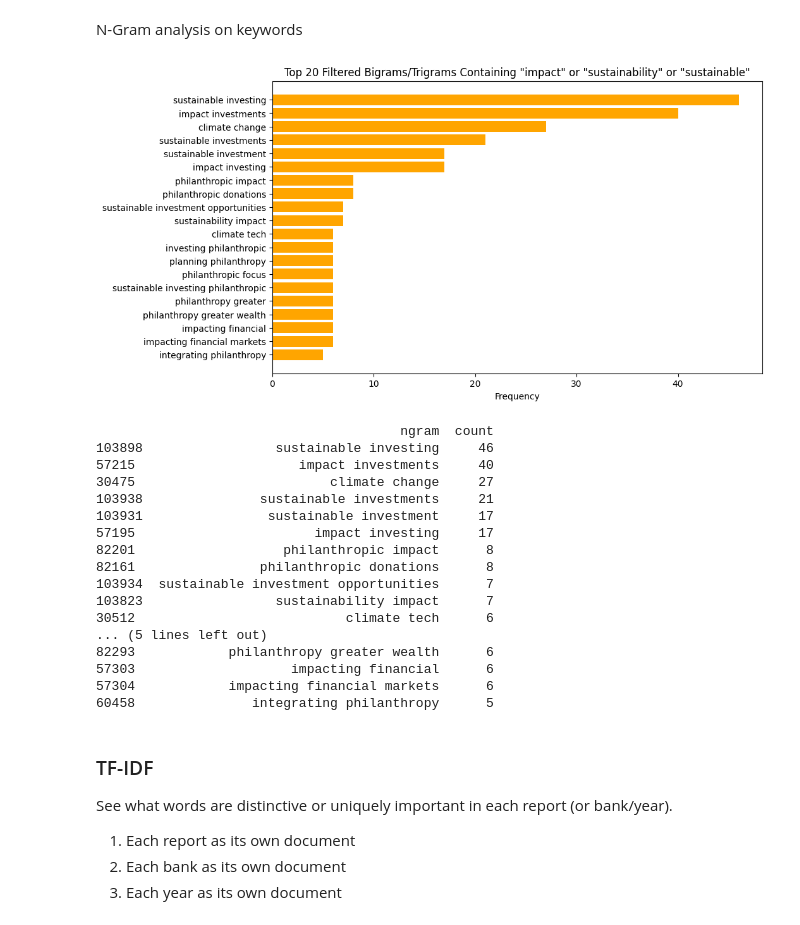
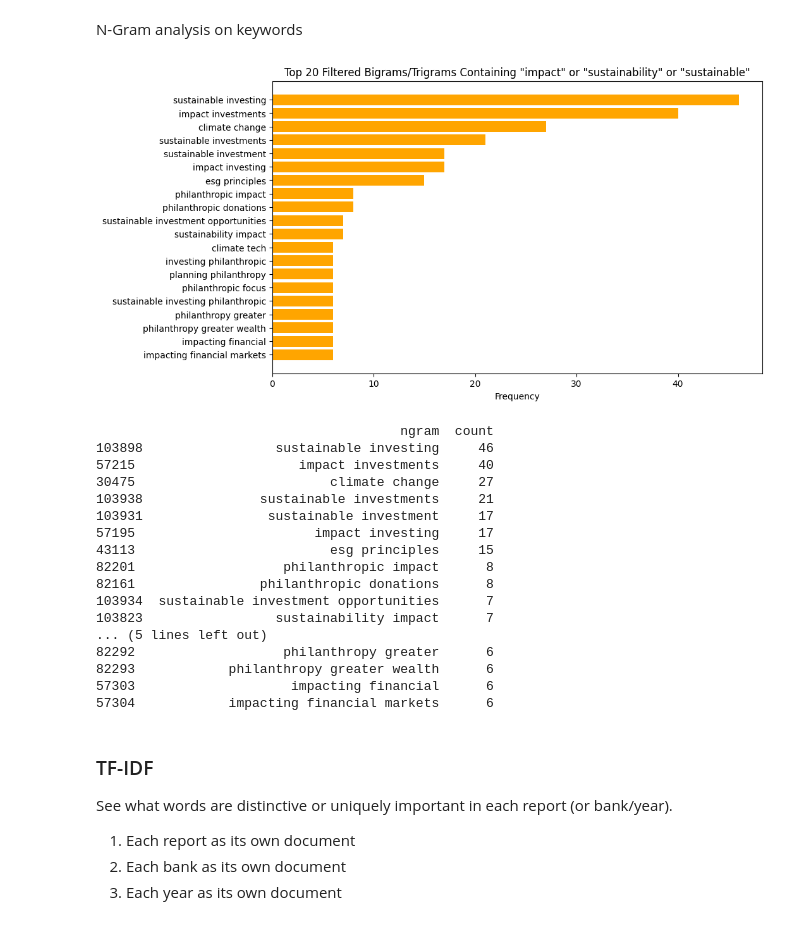
Before and after one commit to blaise-em/Impact-Investing-Capstone-Project, a Jupyter notebook: Notebook 3.ipynb, the cells around one changed output. Drawn from its saved outputs; the diff is of its cells as text; code cells hidden in the pictures.

```diff
--- a/Notebook 3.ipynb
+++ b/Notebook 3.ipynb
@@ -307,35 +308,35 @@ N-Gram analysis on keywords
 # List of documents (cleaned text)
 documents = [ubs24, ubs23, pwc24, pwc23, citi24, citi23, campden24, campden23]
 
 # Create a bigram/trigram vectorizer
 vectorizer = CountVectorizer(ngram_range=(2, 3), stop_words='english')
 X = vectorizer.fit_transform(documents)
 
 # Sum up the counts of each bigram
 n_grams = vectorizer.get_feature_names_out()
 counts = X.toarray().sum(axis=0)
 
 # Create a DataFrame for easy viewing
 ngram_freq = pd.DataFrame({'ngram': n_grams, 'count': counts})
 ngram_freq = ngram_freq.sort_values(by='count', ascending=False)
 
-keywords = ['impact', 'sustainable', 'sustainability', 'philanthropy', 'philanthropic', 'climate']
+keywords = ['impact', 'sustainable', 'sustainability', 'philanthropy', 'philanthropic', 'climate', 'esg', 'sdg']
 filtered_ngrams = ngram_freq[ngram_freq['ngram'].str.contains('|'.join(keywords))]
 
 top_20_filtered_ngrams = filtered_ngrams.head(20)
 
 # Plot the top 20 filtered bigrams/trigrams
 plt.figure(figsize=(10, 6))
 plt.barh(top_20_filtered_ngrams['ngram'], top_20_filtered_ngrams['count'], color='orange')
 plt.xlabel('Frequency')
 plt.title('Top 20 Filtered Bigrams/Trigrams Containing "impact" or "sustainability" or "sustainable"')
 plt.gca().invert_yaxis()  # To display the highest counts at the top
 plt.show()
 
 # Show the top 20 filtered n-grams
 print(top_20_filtered_ngrams)
 # %% [output]
-[figure, old version]
+[figure, new version]
                                        ngram  count
 103898                 sustainable investing     46
 57215                     impact investments     40
@@ -343,16 +344,16 @@ print(top_20_filtered_ngrams)
 103938               sustainable investments     21
 103931                sustainable investment     17
 57195                       impact investing     17
+43113                         esg principles     15
 82201                   philanthropic impact      8
 82161                philanthropic donations      8
 103934  sustainable investment opportunities      7
 103823                 sustainability impact      7
-30512                           climate tech      6
 ... (5 lines left out)
+82292                   philanthropy greater      6
 82293            philanthropy greater wealth      6
 57303                    impacting financial      6
 57304            impacting financial markets      6
-60458               integrating philanthropy      5
 # %% [markdown]
 ### TF-IDF
 
```
Also changed, not shown: parts of 8 cells of this notebook.
